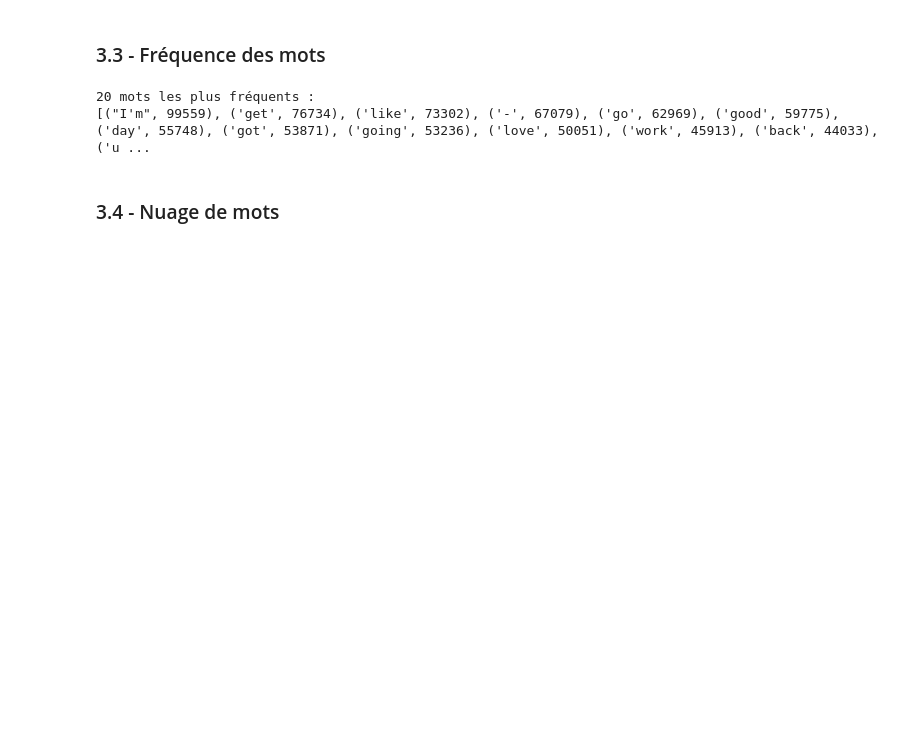
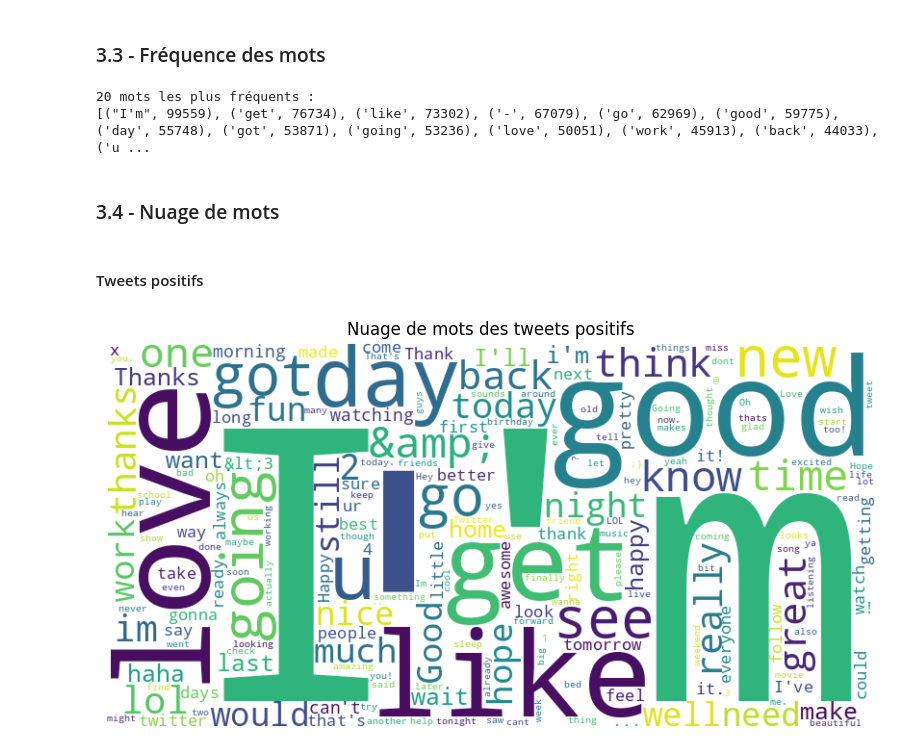
Before and after one commit to mehdimunim/OC7, a Jupyter notebook: notebooks/01_Mehdi_MUNIM_exploration.ipynb, the cells around one changed output. Drawn from its saved outputs; the diff is of its cells as text; code cells hidden in the pictures; blank space fills up the shorter version.

```diff
--- a/notebooks/01_Mehdi_MUNIM_exploration.ipynb
+++ b/notebooks/01_Mehdi_MUNIM_exploration.ipynb
@@ -186,4 +179,39 @@ print(word_counts.most_common(20))
 [("I'm", 99559), ('get', 76734), ('like', 73302), ('-', 67079), ('go', 62969), ('good', 59775), ('day', 55748), ('got', 53871), ('going', 53236), ('love', 50051), ('work', 45913), ('back', 44033), ('u ...
 # %% [markdown]
 ### 3.4 - Nuage de mots
+# %% [markdown]
+#### Tweets positifs
+# %%
+#@title Wordcloud des tweets positifs
+
+from collections import Counter
+from wordcloud import WordCloud
+import matplotlib.pyplot as plt
+from nltk.corpus import stopwords
+
+# Filtrer les tweets positifs
+positive_tweets = df[df["sentiment"] == 4]["text"].tolist()
+
+# Joindre tous les tweets positifs en une seule chaîne de caractères
+all_words_positive = ' '.join(positive_tweets).split()
+
+# Filtrer les stop words
+stop_words = set(stopwords.words('english'))
+filtered_words_positive = [word for word in all_words_positive if word.lower() not in stop_words]
+
+# Compter les occurrences de chaque mot
+word_counts_positive = Counter(filtered_words_positive)
+
+# Créer un nuage de mots
+wordcloud_positive = WordCloud(width=800,
+                              height=400,
+                              background_color='white').generate_from_frequencies(word_counts_positive)
+
+plt.figure(figsize=(10, 5))
+plt.imshow(wordcloud_positive, interpolation='bilinear')
+plt.axis('off')
+plt.title('Nuage de mots des tweets positifs')
+plt.show()
+# %% [output]
+[figure, added]
 # %%
```
Also changed, not shown: parts of 19 cells of this notebook, 2 other files.
